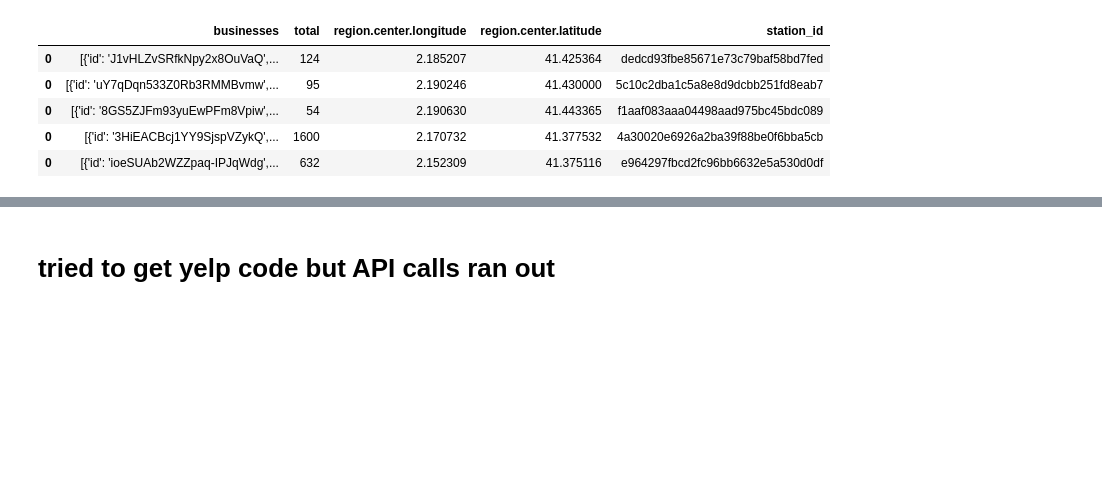
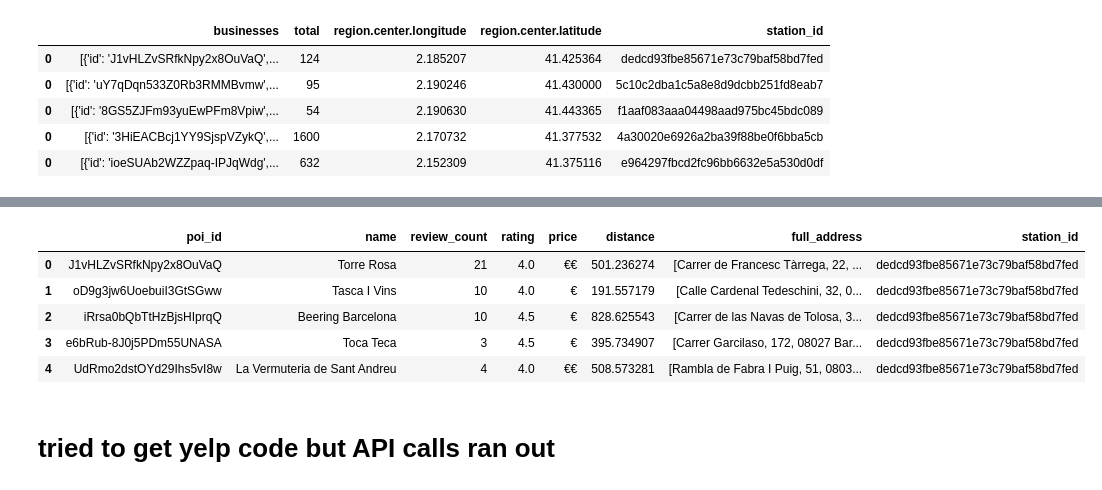
Before and after one commit to gu12934/-LHL-Statistical-Modelling-Project, a Jupyter notebook: notebooks/yelp_foursquare_EDA1.ipynb, the cells around one changed output, grey strips where cells are left out. Drawn from its saved outputs; the diff is of its cells as text; code cells hidden in the pictures; blank space fills up the shorter version.

```diff
--- a/notebooks/yelp_foursquare_EDA1.ipynb
+++ b/notebooks/yelp_foursquare_EDA1.ipynb
@@ -380,3 +388,34 @@ yelp_df.head()
 # %%
 #save data to use in another notebook
 yelp_df.to_csv('../data/bike_stations_barcelona_poi_yelp1.csv')
+# %%
+import pandas as pd
+import ast  # For safely evaluating the literal node or expression as a Python expression
+
+# Load the CSV file into a DataFrame
+df = pd.read_csv('../data/bike_stations_barcelona_poi_yelp.csv')
+
+# Extract information from the 'businesses' column
+business_data = df['businesses'].apply(ast.literal_eval)
+
+# Define a function to extract the required fields from the businesses data
+def extract_info(business):
+    poi_id = business['id']
+    name = business['name']
+    review_count = business['review_count']
+    rating = business['rating']
+    price = business.get('price', None)
+    distance = business['distance']
+    full_address = business['location']['display_address']
+    station_id = df[df['businesses'].apply(lambda x: poi_id in x)]['station_id'].values[0]
+
+    return poi_id, name, review_count, rating, price, distance, full_address, station_id
+
+# Apply the extract_info function to each row in the DataFrame
+result = business_data.apply(lambda x: [extract_info(business) for business in x])
+
+# Create a new DataFrame from the result
+result_df = pd.DataFrame(result.explode().tolist(), columns=['poi_id', 'name', 'review_count', 'rating', 'price', 'distance', 'full_address', 'station_id'])
+
+# Display the result DataFrame
+print(result_df.head())
@@ -383,3 +443,12 @@ yelp_df.to_csv('../data/bike_stations_barcelona_poi_yelp1.csv')
+# %%
+result_df.head()
+# %% [output]
+|  | poi_id | name | review_count | rating | price | distance | full_address | station_id |
+| 0 | J1vHLZvSRfkNpy2x8OuVaQ | Torre Rosa | 21 | 4.0 | €€ | 501.236274 | [Carrer de Francesc Tàrrega, 22, ... | dedcd93fbe85671e73c79baf58bd7fed |
+| 1 | oD9g3jw6UoebuiI3GtSGww | Tasca I Vins | 10 | 4.0 | € | 191.557179 | [Calle Cardenal Tedeschini, 32, 0... | dedcd93fbe85671e73c79baf58bd7fed |
+| 2 | iRrsa0bQbTtHzBjsHIprqQ | Beering Barcelona | 10 | 4.5 | € | 828.625543 | [Carrer de las Navas de Tolosa, 3... | dedcd93fbe85671e73c79baf58bd7fed |
+| 3 | e6bRub-8J0j5PDm55UNASA | Toca Teca | 3 | 4.5 | € | 395.734907 | [Carrer Garcilaso, 172, 08027 Bar... | dedcd93fbe85671e73c79baf58bd7fed |
+| 4 | UdRmo2dstOYd29Ihs5vI8w | La Vermuteria de Sant Andreu | 4 | 4.0 | €€ | 508.573281 | [Rambla de Fabra I Puig, 51, 0803... | dedcd93fbe85671e73c79baf58bd7fed |
 # %% [markdown]
 # tried to get yelp code but API calls ran out
 # %%
```
Also changed, not shown: parts of 11 cells of this notebook, 3 other files.
